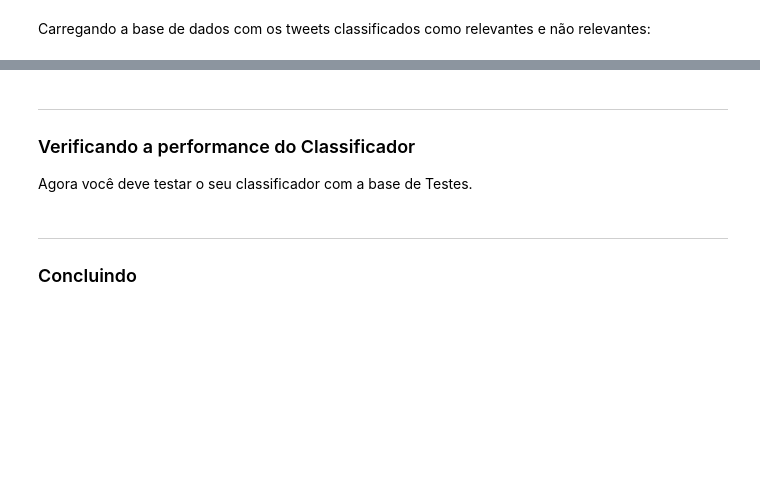
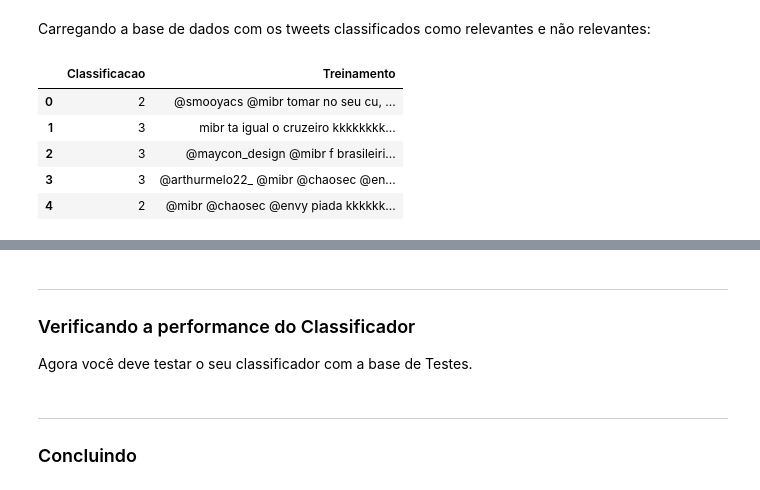
Before and after one commit to VitorMiada/p1_dados, a Jupyter notebook: Projeto1_Classificador.ipynb, the cells around one changed output, grey strips where cells are left out. Cells and saved outputs as stored; diff of their text form; code cells hidden in the pictures; blank space fills up the shorter version.

```diff
--- a/Projeto1_Classificador.ipynb
+++ b/Projeto1_Classificador.ipynb
@@ -24,4 +24,12 @@ C:\Users\User\Desktop\Insper\2º Semestre\Cdados2\p1_dados
 # %% [markdown]
 Carregando a base de dados com os tweets classificados como relevantes e não relevantes:
 # %%
-dados = pd.read_excel('coringa filme.xlsx')
+dados = pd.read_excel('mibr.xlsx', sheet_name='Treinamento')
+dados.head()
+# %% [output]
+|  | Classificacao | Treinamento |
+| 0 | 2 | @smooyacs @mibr tomar no seu cu, ... |
+| 1 | 3 | mibr ta igual o cruzeiro kkkkkkkk... |
+| 2 | 3 | @maycon_design @mibr f brasileiri... |
+| 3 | 3 | @arthurmelo22_ @mibr @chaosec @en... |
+| 4 | 2 | @mibr @chaosec @envy piada kkkkkk... |
```
Also changed, not shown: parts of 54 cells of this notebook, 1 other file.
